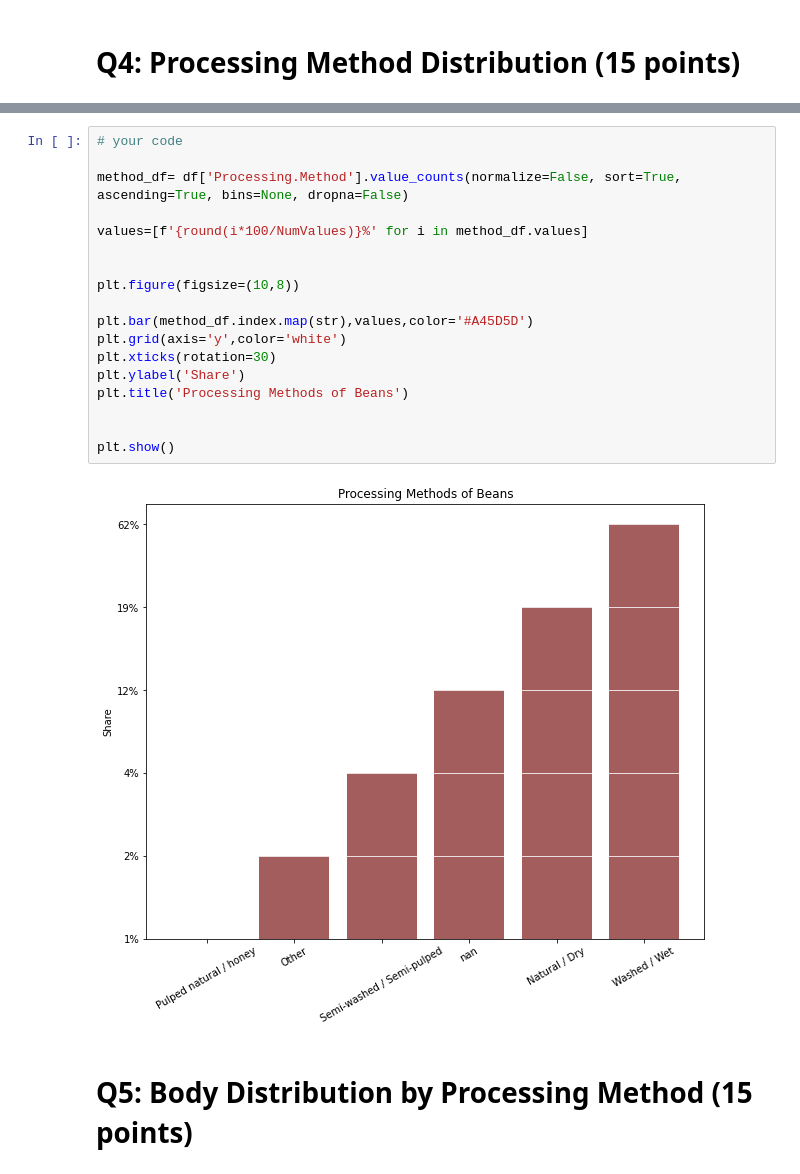
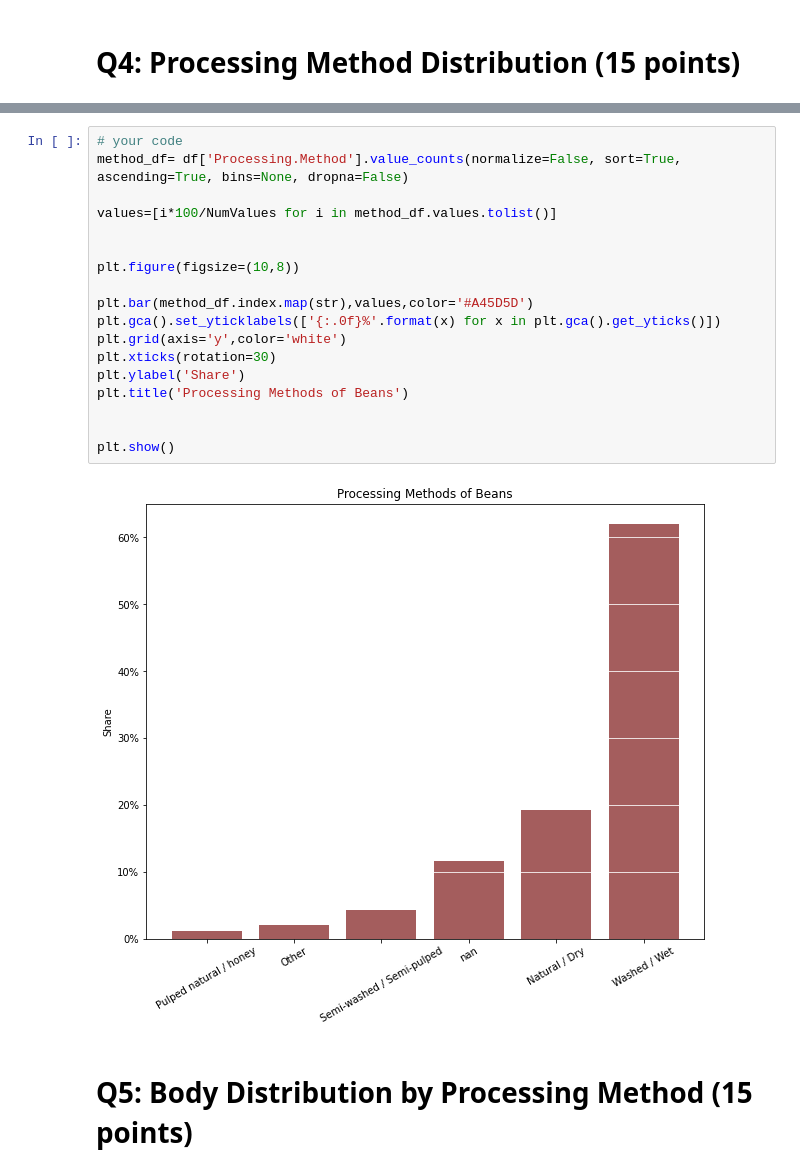
Before and after one commit to elfyld/Coursera, a Jupyter notebook: Homework_3_Coffea_Arabica_Quality_ipynb_adlı_not_defterinin_kopyası.ipynb, the cells around one changed output, grey strips where cells are left out. Saved outputs shown, nothing was run; the diff lists cells and outputs as text.

```diff
--- a/Homework_3_Coffea_Arabica_Quality_ipynb_adlı_not_defterinin_kopyası.ipynb
+++ b/Homework_3_Coffea_Arabica_Quality_ipynb_adlı_not_defterinin_kopyası.ipynb
@@ -197,24 +197,24 @@ The result should be exactly same as the figure below.
 ![](https://i.ibb.co/PrgSTTq/download.png)
 # %%
 # your code
-
 method_df= df['Processing.Method'].value_counts(normalize=False, sort=True, ascending=True, bins=None, dropna=False)
 
-values=[f'{round(i*100/NumValues)}%' for i in method_df.values]
+values=[i*100/NumValues for i in method_df.values.tolist()]
 
 
 plt.figure(figsize=(10,8))
 
 plt.bar(method_df.index.map(str),values,color='#A45D5D')
+plt.gca().set_yticklabels(['{:.0f}%'.format(x) for x in plt.gca().get_yticks()])
 plt.grid(axis='y',color='white')
 plt.xticks(rotation=30)
 plt.ylabel('Share')
 plt.title('Processing Methods of Beans')
 
 
 plt.show()
 # %% [output]
-[figure, old version]
+[figure, new version]
 # %% [markdown]
 # Q5: Body Distribution by Processing Method (15 points)
 # %% [markdown]
```
Also changed, not shown: parts of 4 cells of this notebook.
